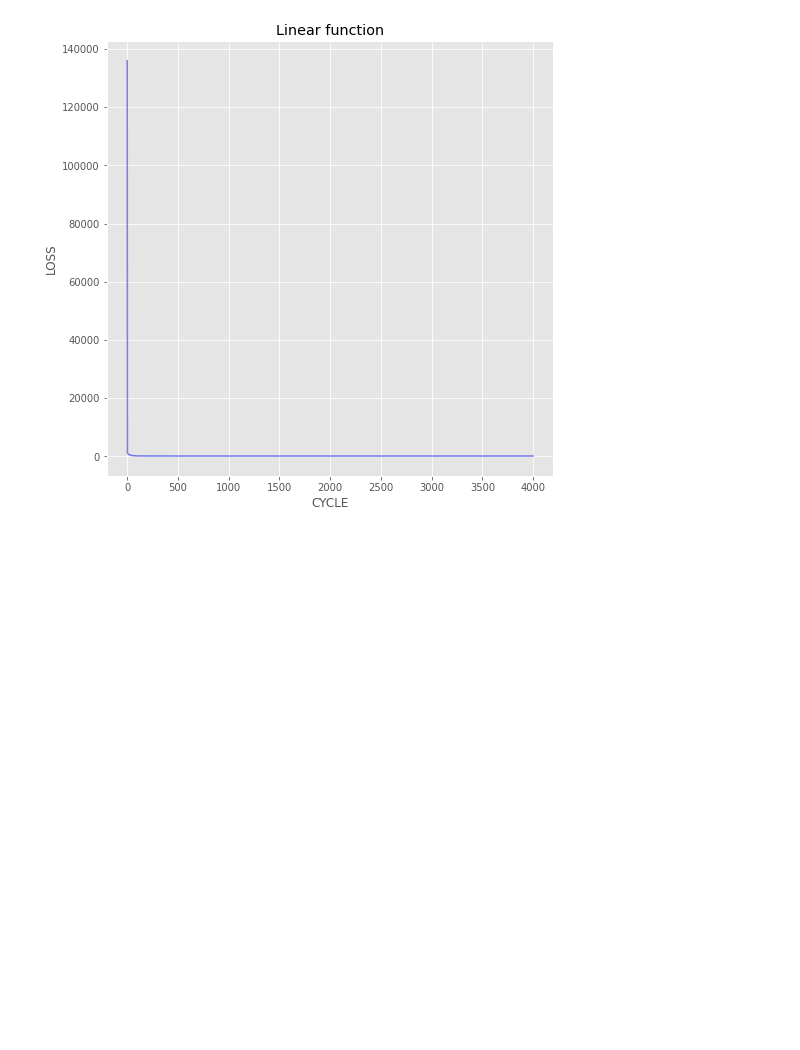
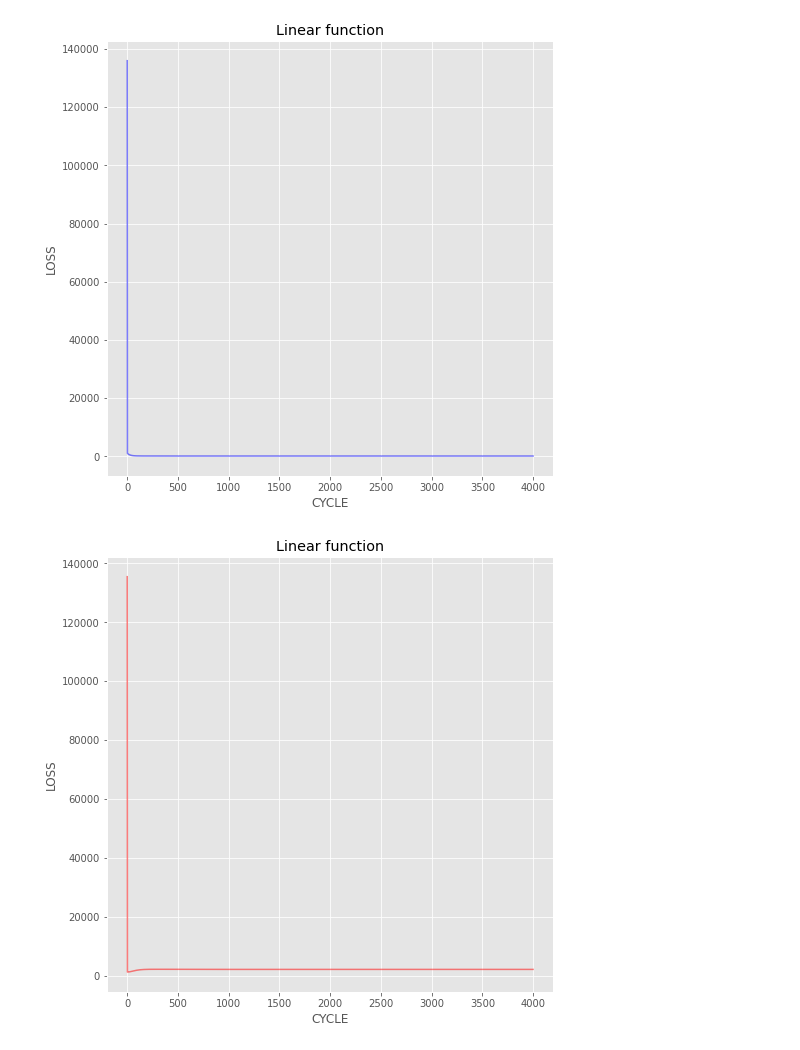
Before and after one commit to YangTaeSung/CAU-MachineLearning, a Jupyter notebook: assignment04.ipynb, the cells around one changed output. Saved outputs shown, nothing was run; the diff lists cells and outputs as text; code cells hidden in the pictures; blank space fills up the shorter version.

Commit message:
Plotting the testing error

```diff
--- a/assignment04.ipynb
+++ b/assignment04.ipynb
@@ -78,3 +58,8 @@ z = X[:, 2]
+# %%
+df2 = pd.read_csv("data_test.csv", names = ['A', 'B', 'C', 'D'])
+df2.head()
+
+hTesting = df2['D']
 # %%
 """import csv
 
@@ -168,7 +145,7 @@ learningLate = 1.1
 # %%
 iForGraph = []
 jForGraph = []
-
+jTestingForGraph = []
 newThetaOne = []
 newThetaZero = []
 newThetaTwo = []
@@ -185,12 +162,14 @@ for i in range(cycle):
 
   f = thetaZero + thetaOne * x + thetaTwo * y + thetaThree * z
   j = np.sum((f - h) ** 2) / (2 * noiseNum)
+  jTesting = np.sum((f - hTesting) ** 2) / (2 * noiseNum)
 
   thetaZero = thetaZero - learningLate / noiseNum * np.sum((thetaOne*x + thetaTwo*y + thetaThree*z - h + thetaZero))
   thetaOne = thetaOne - learningLate / noiseNum * np.sum((thetaOne*x + thetaTwo*y + thetaThree*z - h + thetaZero)*x)
   thetaTwo = thetaTwo - learningLate / noiseNum * np.sum((thetaOne*x + thetaTwo*y + thetaThree*z - h + thetaZero)*y)
   thetaThree = thetaThree - learningLate / noiseNum * np.sum((thetaOne*x + thetaTwo*y + thetaThree*z - h + thetaZero)*z)
 
+  jTestingForGraph.append(jTesting)
   iForGraph.append(i)
   jForGraph.append(j)
 
@@ -247,3 +226,12 @@ plt.plot(iForGraph, jForGraph, c = 'blue', alpha = 0.5)
 plt.show()
 # %% [output]
 [figure]
+# %%
+plt.figure(figsize=(8, 8)) # 그래프 사이즈 조절
+plt.title('Linear function')
+plt.xlabel('CYCLE')
+plt.ylabel('LOSS')
+plt.plot(iForGraph, jTestingForGraph, c = 'red', alpha = 0.5)
+plt.show()
+# %% [output]
+[figure, added]
```
Also changed, not shown: parts of 2 cells of this notebook.
